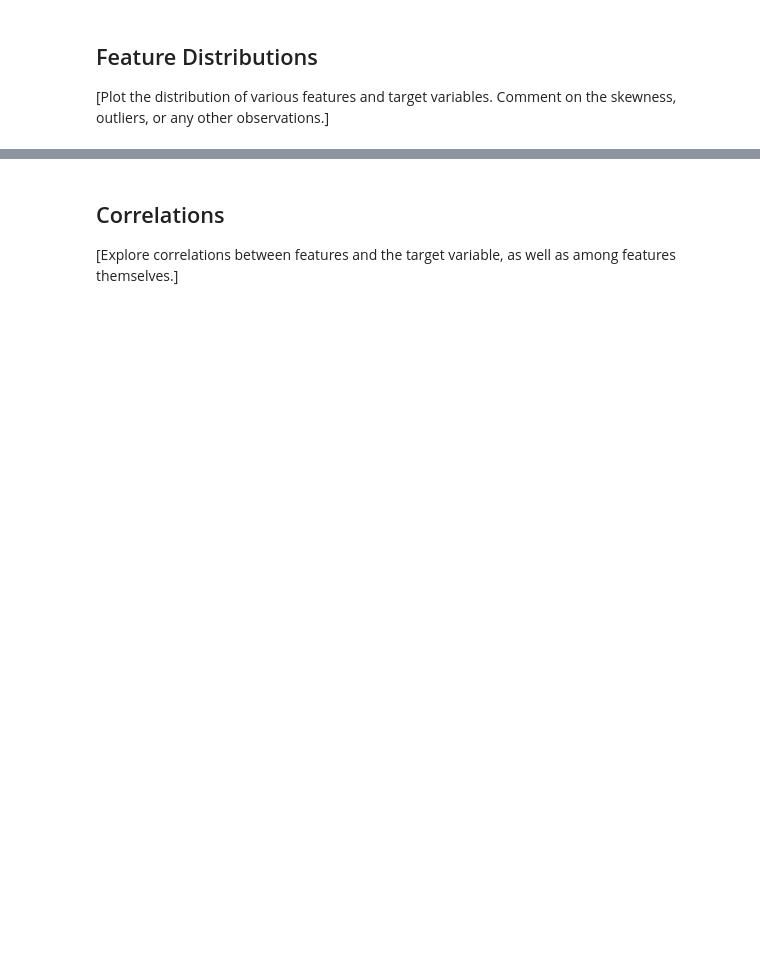
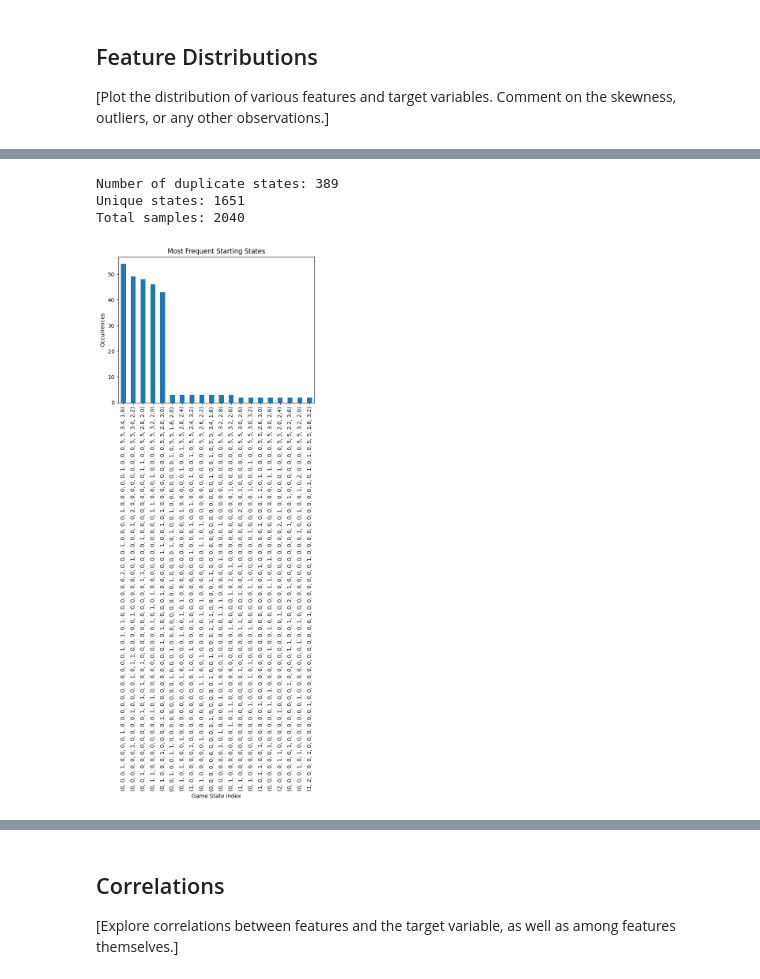
Before and after one commit to cosimab/hanabi_ml, a Jupyter notebook: 1_DatasetCharacteristics/exploratory_data_analysis.ipynb, the cells around one changed output, grey strips where cells are left out. Cells and saved outputs as stored; diff of their text form; code cells hidden in the pictures; blank space fills up the shorter version.

```diff
--- a/1_DatasetCharacteristics/exploratory_data_analysis.ipynb
+++ b/1_DatasetCharacteristics/exploratory_data_analysis.ipynb
@@ -73,0 +124,30 @@ plt.show()
+# %%
+feature_cols = [c for c in df.columns if c not in ["file_source", "final_score"]]
+
+duplicate_count = df.duplicated(subset=feature_cols).sum()
+
+print("Number of duplicate states:", duplicate_count)
+
+unique_states = df[feature_cols].drop_duplicates().shape[0]
+
+print("Unique states:", unique_states)
+print("Total samples:", len(df))
+
+state_frequencies = (
+    df[feature_cols]
+    .value_counts()
+    .sort_values(ascending=False)
+)
+
+state_frequencies.head(20).plot(kind="bar")
+
+plt.xlabel("Game State Index")
+plt.ylabel("Occurrences")
+plt.title("Most Frequent Starting States")
+
+plt.show()
+# %% [output]
+Number of duplicate states: 389
+Unique states: 1651
+Total samples: 2040
+[figure, added]
```
Also changed, not shown: parts of 18 cells of this notebook, 2 other files.
